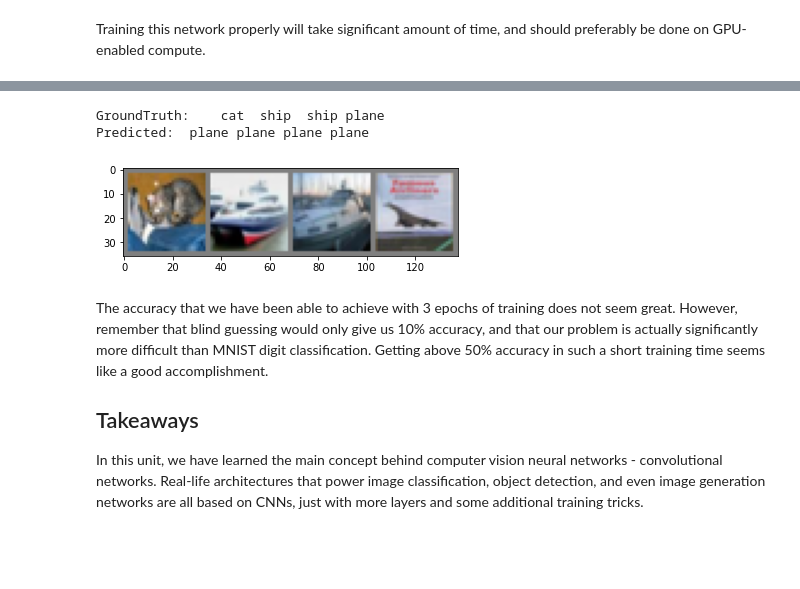
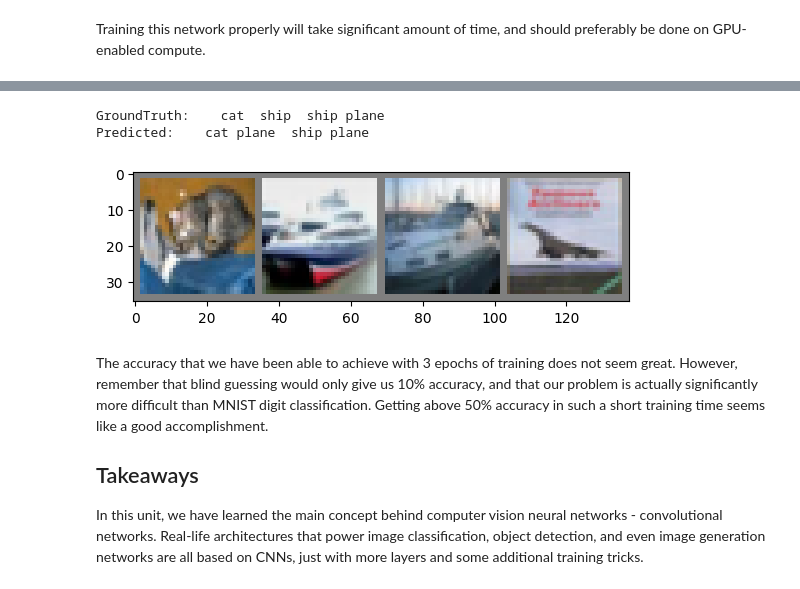
Before and after one commit to ulstu/ml, a Jupyter notebook: ml_course_en/lecture13. PyTorch/lecture 13. PyTorch for CV.ipynb, the cells around one changed output, grey strips where cells are left out. Cells and saved outputs as stored; diff of their text form; code cells hidden in the pictures; blank space fills up the shorter version.

```diff
--- a/ml_course_en/lecture13. PyTorch/lecture 13. PyTorch for CV.ipynb
+++ b/ml_course_en/lecture13. PyTorch/lecture 13. PyTorch for CV.ipynb
@@ -752,22 +732,25 @@ Epoch 19, Train acc=0.100, Val acc=0.100, Train loss=nan, Val loss=nan
 # %%
 def imshow(img):
     img = img / 2 + 0.5     # unnormalize
+    img = img.to('cpu')
     npimg = img.numpy()
     plt.imshow(np.transpose(npimg, (1, 2, 0)))
 
 with torch.no_grad():
     dataiter = iter(testloader)
-    images, labels = dataiter.next()
+    images, labels = next(dataiter)
+    images = images.to(device)
+    labels = labels.to(device)
     imshow(torchvision.utils.make_grid(images[0:4]))
     print('GroundTruth: ', ' '.join('%5s' % classes[labels[j]] for j in range(4)))
     y_pred = net(images)
     _, predicted = torch.max(y_pred, 1)
 
     print('Predicted: ', ' '.join('%5s' % classes[predicted[j]] for j in range(4)))
 # %% [output]
 GroundTruth:    cat  ship  ship plane
-Predicted:  plane plane plane plane
+Predicted:    cat plane  ship plane
-[figure, old version]
+[figure, new version]
 # %% [markdown]
 The accuracy that we have been able to achieve with 3 epochs of training does not seem great. However, remember that blind guessing would only give us 10% accuracy, and that our problem is actually significantly more difficult than MNIST digit classification. Getting above 50% accuracy in such a short training time seems like a good accomplishment.
 
```
Also changed, not shown: parts of 23 cells of this notebook, 1 other file.
